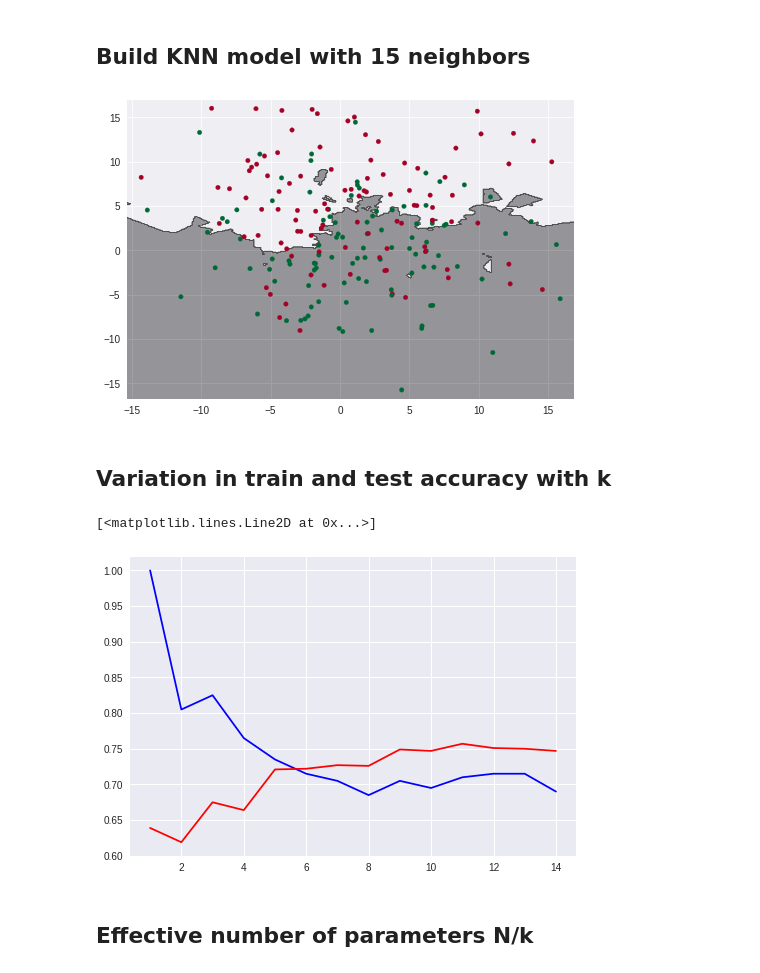
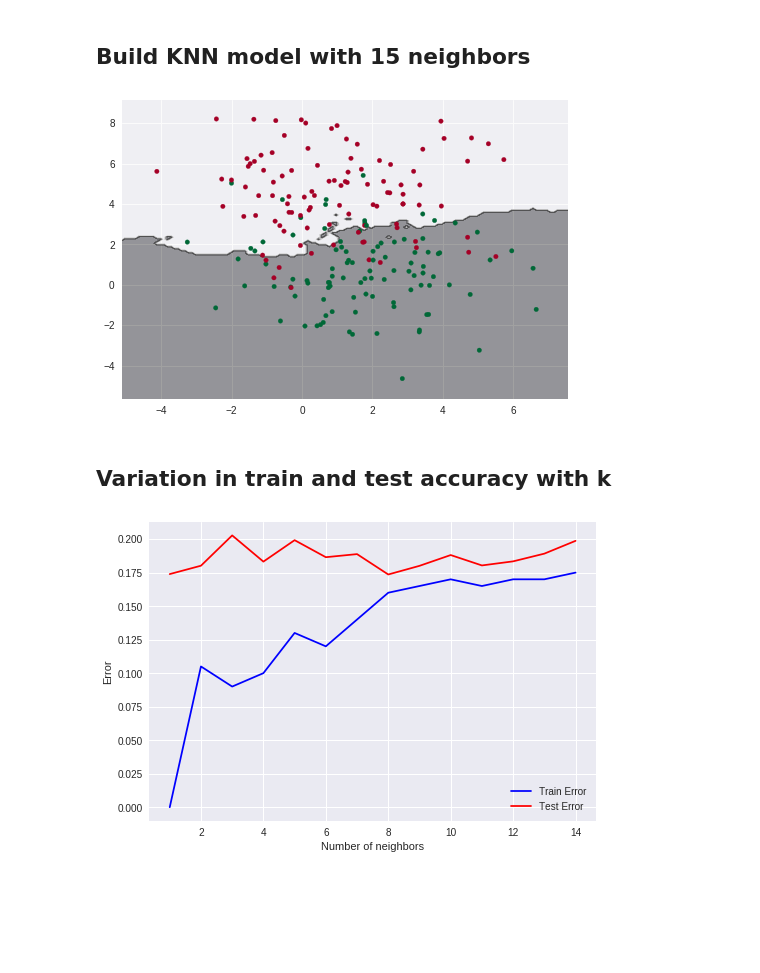
Before and after one commit to lordzero82/MLBootCamp, a Jupyter notebook: lab0.ipynb, the cells around one changed output. Saved outputs shown, nothing was run; the diff lists cells and outputs as text; code cells hidden in the pictures; blank space fills up the shorter version.

```diff
--- a/lab0.ipynb
+++ b/lab0.ipynb
@@ -127,7 +130,7 @@ plt.plot(xrange(1,10),test_error[1:10],'r')
 # %%
 # generate data for classification test
 from sklearn.datasets.samples_generator import make_blobs
-X, y = make_blobs(n_samples=200, centers=2, n_features=2, cluster_std = 6.0,random_state=0)
+X, y = make_blobs(n_samples=200, centers=2, n_features=2, cluster_std = 2.0,random_state=0)
 plt.scatter(X[:,0],X[:,1],c=y,cmap=plt.cm.RdYlGn)
 # %% [output]
 <matplotlib.collections.PathCollection at 0x...>
@@ -160,26 +163,27 @@ clf15 = KNeighborsClassifier(n_neighbors=15)
 clf15.fit(X,y)
 plot_knn_boundary(X,y,clf15)
 # %% [output]
-[figure, old version]
+[figure, new version]
 # %% [markdown]
 ## Variation in train and test accuracy with k
 # %%
 train_accuracy =np.zeros((15,))
 test_accuracy = np.zeros((15,))
 
-Xtest, ytest = make_blobs(n_samples=5000, centers=2, n_features=2, cluster_std = 6.0)
+Xtest, ytest = make_blobs(n_samples=20000, centers=2, n_features=2, cluster_std = 2.0,random_state=3)
 
 for k in range(1,15):
 
     knn = KNeighborsClassifier(n_neighbors=k)
     knn.fit(X, y)
-    train_accuracy[k] = knn.score(X, y)
-    test_accuracy[k] = knn.score(Xtest, ytest)
+    train_accuracy[k] = 1.0 - knn.score(X, y)
+    test_accuracy[k] = 1.0 - knn.score(Xtest, ytest)
 
-plt.plot(xrange(1,15),train_accuracy[1:15],'b')
-plt.plot(xrange(1,15),test_accuracy[1:15],'r')
+plt.plot(xrange(1,15),train_accuracy[1:15],'b',label='Train Error')
+plt.plot(xrange(1,15),test_accuracy[1:15],'r',label='Test Error')
+plt.legend(loc='lower right')
+plt.xlabel('Number of neighbors')
+plt.ylabel('Error')
+plt.show()
 # %% [output]
-[<matplotlib.lines.Line2D at 0x...>]
-[figure, old version]
+[figure, new version]
-# %% [markdown]
-## Effective number of parameters N/k
```
Also changed, not shown: parts of 5 cells of this notebook.
